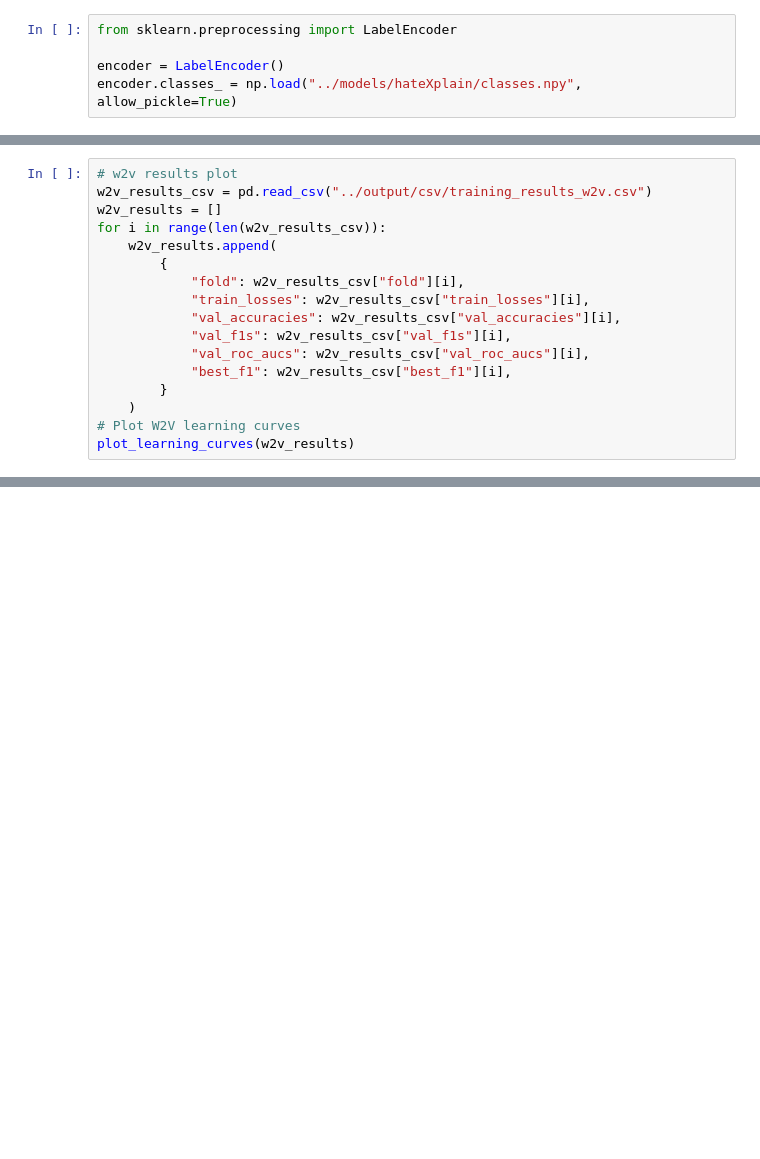
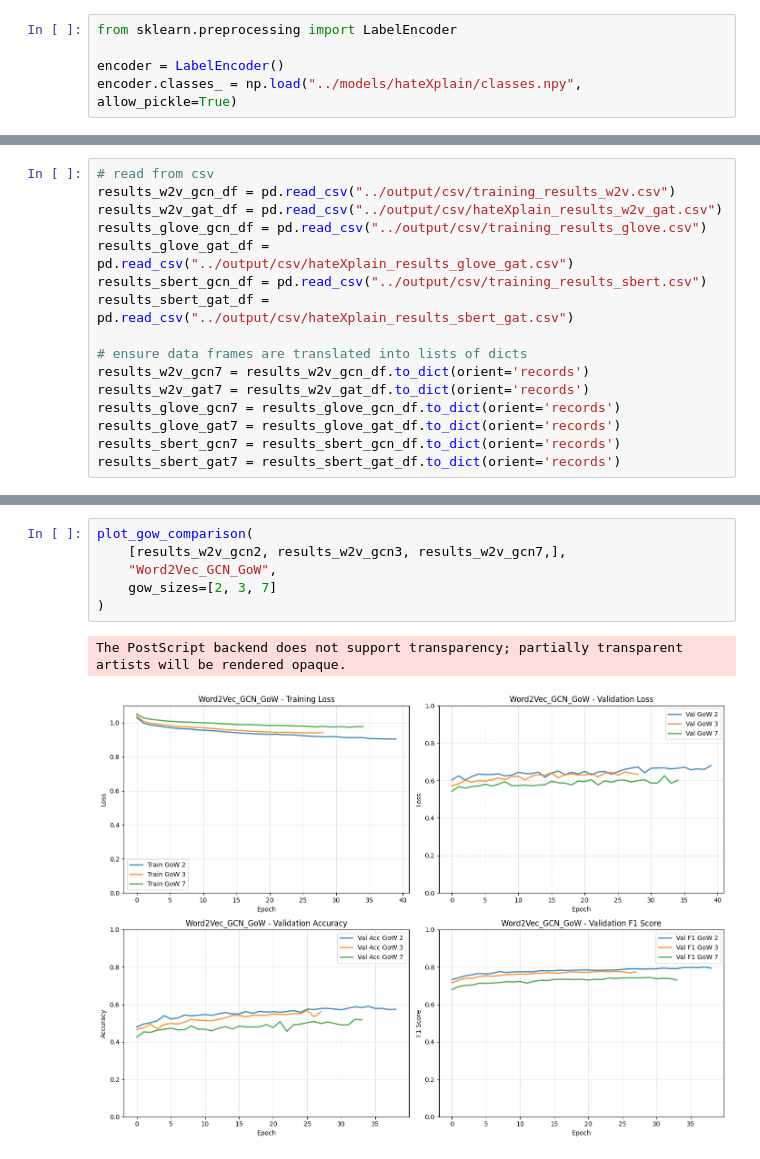
Before and after one commit to kacper651/gnn-hate-speech-detection, a Jupyter notebook: notebooks/train.ipynb, the cells around one changed output, grey strips where cells are left out. Drawn from its saved outputs; the diff is of its cells as text; blank space fills up the shorter version.

```diff
--- a/notebooks/train.ipynb
+++ b/notebooks/train.ipynb
@@ -518,0 +675,16 @@ Training and evaluation completed.
+# %%
+# read from csv
+results_w2v_gcn_df = pd.read_csv("../output/csv/training_results_w2v.csv")
+results_w2v_gat_df = pd.read_csv("../output/csv/hateXplain_results_w2v_gat.csv")
+results_glove_gcn_df = pd.read_csv("../output/csv/training_results_glove.csv")
+results_glove_gat_df = pd.read_csv("../output/csv/hateXplain_results_glove_gat.csv")
+results_sbert_gcn_df = pd.read_csv("../output/csv/training_results_sbert.csv")
+results_sbert_gat_df = pd.read_csv("../output/csv/hateXplain_results_sbert_gat.csv")
+
+# ensure data frames are translated into lists of dicts
+results_w2v_gcn7 = results_w2v_gcn_df.to_dict(orient='records')
+results_w2v_gat7 = results_w2v_gat_df.to_dict(orient='records')
+results_glove_gcn7 = results_glove_gcn_df.to_dict(orient='records')
+results_glove_gat7 = results_glove_gat_df.to_dict(orient='records')
+results_sbert_gcn7 = results_sbert_gcn_df.to_dict(orient='records')
+results_sbert_gat7 = results_sbert_gat_df.to_dict(orient='records')
@@ -561,17 +791,0 @@ plot_learning_curves(results)
-# %%
-# w2v results plot
-w2v_results_csv = pd.read_csv("../output/csv/training_results_w2v.csv")
-w2v_results = []
-for i in range(len(w2v_results_csv)):
-    w2v_results.append(
-        {
-            "fold": w2v_results_csv["fold"][i],
-            "train_losses": w2v_results_csv["train_losses"][i],
-            "val_accuracies": w2v_results_csv["val_accuracies"][i],
-            "val_f1s": w2v_results_csv["val_f1s"][i],
-            "val_roc_aucs": w2v_results_csv["val_roc_aucs"][i],
-            "best_f1": w2v_results_csv["best_f1"][i],
-        }
-    )
-# Plot W2V learning curves
-plot_learning_curves(w2v_results)
@@ -579,0 +869,9 @@ plot_learning_curves(w2v_results)
+# %%
+plot_gow_comparison(
+    [results_w2v_gcn2, results_w2v_gcn3, results_w2v_gcn7,],
+    "Word2Vec_GCN_GoW",
+    gow_sizes=[2, 3, 7]
+)
+# %% [output]
+The PostScript backend does not support transparency; partially transparent artists will be rendered opaque.
+[figure, added]
```
Also changed, not shown: parts of 42 cells of this notebook, 51 other files.
